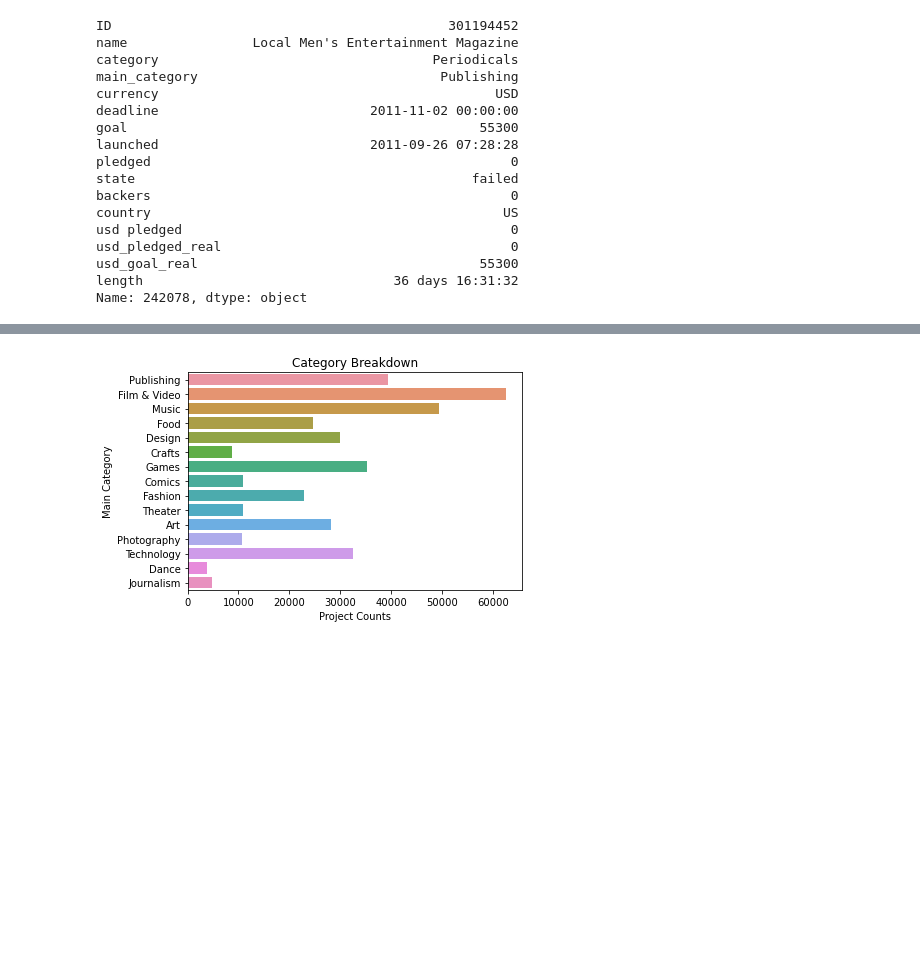
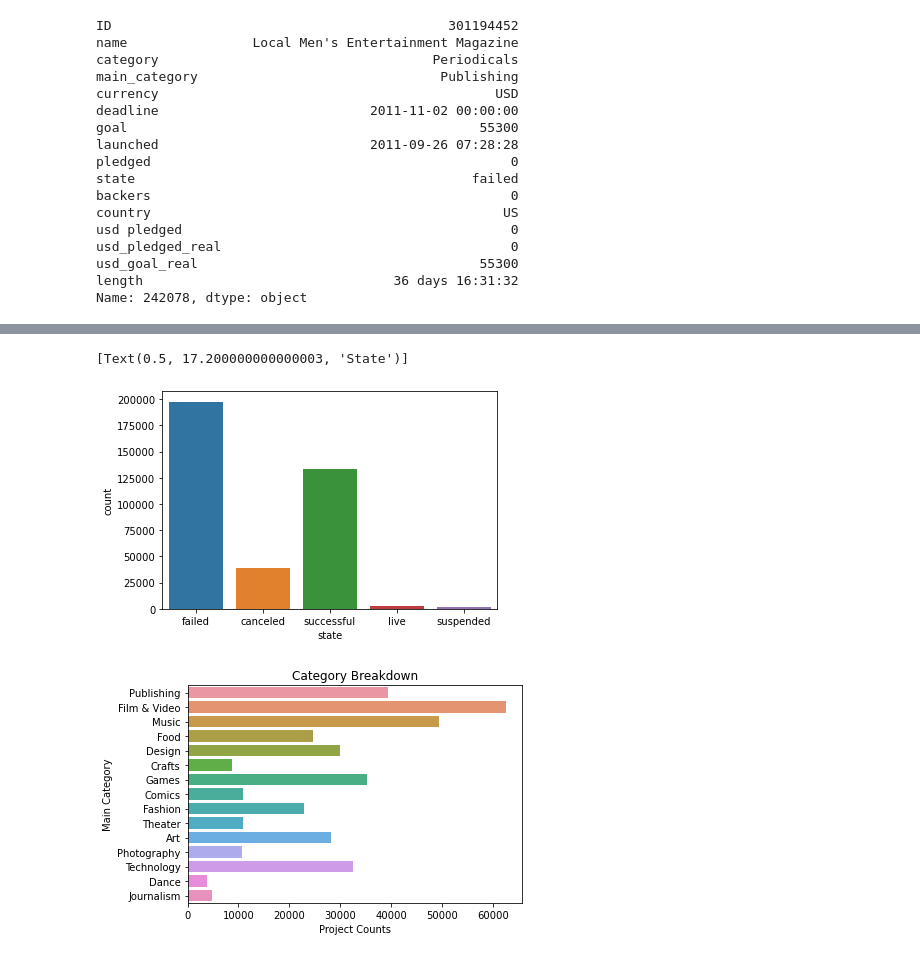
Before and after one commit to Satch7320/Galvanize, a Jupyter notebook: capstone1/Capstone_1.ipynb, the cells around one changed output, grey strips where cells are left out. Cells and saved outputs as stored; diff of their text form; code cells hidden in the pictures; blank space fills up the shorter version.

```diff
--- a/capstone1/Capstone_1.ipynb
+++ b/capstone1/Capstone_1.ipynb
@@ -188,3 +177,10 @@ for category in cats:
+# %%
+fig, ax = plt.subplots()
+ax = sns.countplot(x = 'state', data = late_csv)
+ax.set(xlabel = 'State', ylabel = 'Count', title = 'State Distribution')
+# %% [output]
+[Text(0.5, 17.200000000000003, 'State')]
+[figure, added]
 # %%
 fig, ax = plt.subplots()
 ax = sns.countplot(y = 'main_category', data = late_csv)
```
Also changed, not shown: parts of 1 cell of this notebook, 1 other file.
